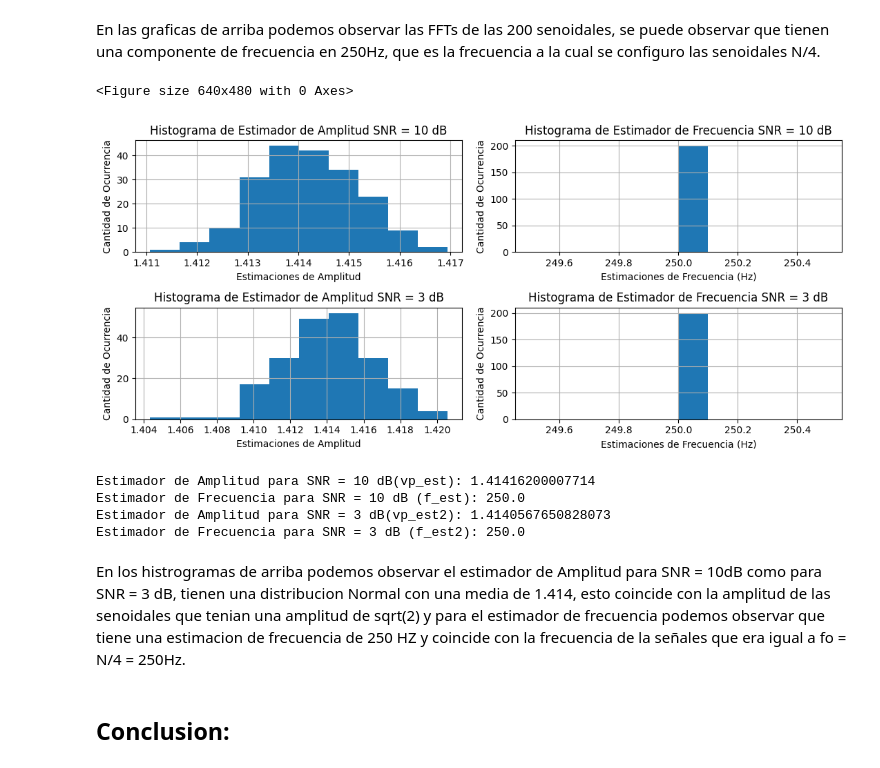
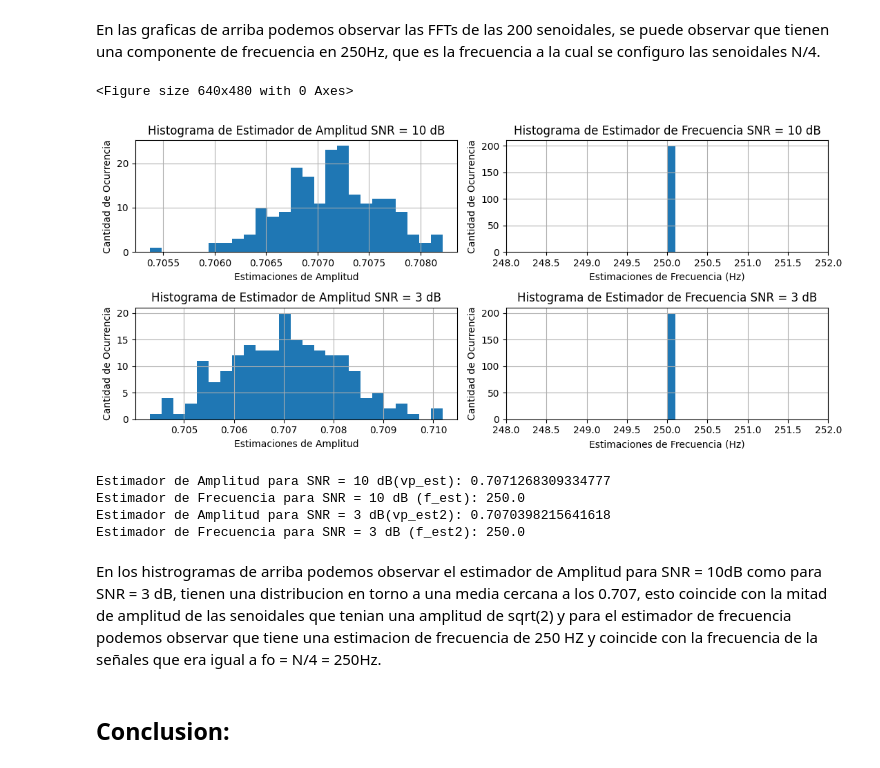
Before and after one commit to GabrielCruzNavia/PDS, a Jupyter notebook: TS5.ipynb, the cells around one changed output. Saved outputs shown, nothing was run; the diff lists cells and outputs as text; code cells hidden in the pictures.

```diff
--- a/TS5.ipynb
+++ b/TS5.ipynb
@@ -192,6 +192,19 @@ plt.show()
 En las graficas de arriba podemos observar las FFTs de las 200 senoidales, se puede observar que tienen una componente de frecuencia en 250Hz, que es la frecuencia a la cual se configuro las senoidales N/4.
 # %%
 #%% Estimadores
+"""
+Estimador de Amplitud
+Obtengo la magnitud de la FFT en el indice de maxima amplitud obtenida
+anteriormente.
+a0: Obtiene las estimaciones de amplitud para cada una de las 200 repeticiones.
+"""
+a0 = np.abs(ft_matrix[N//4, :]) #Estimador Fijo en N/4 = 250
+
+"""
+SNR = 3dB
+"""
+a02 = np.abs(ft_matrix2[N//4, :])  #Estimador Fijo en N/4 = 250
+
 """
 Índice de máxima amplitud
 Obtengo el modulo de la FFT limitndo las frecuencias que estan por debajo
@@ -208,23 +221,6 @@ indice_maxamp = np.argmax(np.abs(ft_matrix[bfrec, :]), axis=0)
 indice_maxamp2 = np.argmax(np.abs(ft_matrix2[bfrec, :]), axis=0)
 
 """
-Estimador de Amplitud
-Obtengo la magnitud de la FFT en el indice de maxima amplitud obtenida
-anteriormente.
-Multiplico por 2 porque me entrega la mitad amplitud original por la parte positiva
-y negativa del espectro.
-
-a0: Obtiene las estimaciones de amplitud para cada una de las 200 repeticiones.
-"""
-a0 = 2 * np.abs(ft_matrix[indice_maxamp, np.arange(R)])
-
-"""
-SNR = 3dB
-"""
-a02 = 2 * np.abs(ft_matrix2[indice_maxamp2, np.arange(R)])
-
-
-"""
 Estimador de Amplitud Promedio
 Calcula el valor promedio de a0 (Estimador de amplitud)
 """
@@ -235,67 +231,66 @@ SNR = 3 dB
 """
 vp_est2 = np.mean(a02)
 
-
 """
 Estimador de Frecuencia
 Multiplica los indices maximos por la resolucion espectral para
 obtener las frecuencias estimadas.
 """
 f_est = indice_maxamp * fs / N
-
 f_est_mean = np.mean(indice_maxamp)* fs/N
 """
 SNR = 3 dB
 """
 
 f_est2 = indice_maxamp2 * fs / N
-
 f_est2_mean = np.mean(indice_maxamp2)* fs/N
 
 plt.figure(3)
 # Define el tamaño de la figura (ancho, alto) en pulgadas
 plt.figure(figsize=(11, 5))  # Ajusta estos valores según lo que necesites
 plt.subplot(221)
-plt.hist(a0, bins=10, alpha=1)
+plt.hist(a0, bins=25, alpha=1)
 plt.title("Histograma de Estimador de Amplitud SNR = 10 dB")
 plt.xlabel('Estimaciones de Amplitud')
 plt.ylabel('Cantidad de Ocurrencia')
 plt.grid()
 plt.subplot(222)
 plt.hist(f_est, bins=10, alpha=1)
 plt.title("Histograma de Estimador de Frecuencia SNR = 10 dB")
 plt.xlabel('Estimaciones de Frecuencia (Hz)')
 plt.ylabel('Cantidad de Ocurrencia')
+plt.xlim(248,252)
 plt.grid()
 plt.subplot(223)
-plt.hist(a02, bins=10, alpha=1)
+plt.hist(a02, bins=25, alpha=1)
 plt.title("Histograma de Estimador de Amplitud SNR = 3 dB")
 plt.xlabel('Estimaciones de Amplitud')
 plt.ylabel('Cantidad de Ocurrencia')
 plt.grid()
 plt.subplot(224)
 plt.hist(f_est2, bins=10, alpha=1)
 plt.title("Histograma de Estimador de Frecuencia SNR = 3 dB")
 plt.xlabel('Estimaciones de Frecuencia (Hz)')
 plt.ylabel('Cantidad de Ocurrencia')
+plt.xlim(248,252)
 plt.grid()
 plt.tight_layout()  # Ajusta el espaciado entre subgráficas
 plt.show()
 
 # Mostrar resultados
 print(f'Estimador de Amplitud para SNR = 10 dB(vp_est): {vp_est}')
 print(f'Estimador de Frecuencia para SNR = 10 dB (f_est): {f_est_mean}')
 print(f'Estimador de Amplitud para SNR = 3 dB(vp_est2): {vp_est2}')
 print(f'Estimador de Frecuencia para SNR = 3 dB (f_est2): {f_est2_mean}')
 # %% [output]
 <Figure size 640x480 with 0 Axes>
-[figure, old version]
+[figure, new version]
-Estimador de Amplitud para SNR = 10 dB(vp_est): 1.41416200007714
+Estimador de Amplitud para SNR = 10 dB(vp_est): 0.7071268309334777
 Estimador de Frecuencia para SNR = 10 dB (f_est): 250.0
-Estimador de Amplitud para SNR = 3 dB(vp_est2): 1.4140567650828073
+Estimador de Amplitud para SNR = 3 dB(vp_est2): 0.7070398215641618
 Estimador de Frecuencia para SNR = 3 dB (f_est2): 250.0
 # %% [markdown]
-En los histrogramas de arriba podemos observar el estimador de Amplitud para SNR = 10dB como para SNR = 3 dB, tienen una distribucion Normal con una media de 1.414, esto coincide con la amplitud de las senoidales que tenian una amplitud de sqrt(2) y para el estimador de frecuencia podemos observar que tiene una estimacion de frecuencia de 250 HZ y coincide con la frecuencia de la señales que era igual a fo = N/4 = 250Hz.
+En los histrogramas de arriba podemos observar el estimador de Amplitud para SNR = 10dB como para SNR = 3 dB, tienen una distribucion en torno a una media cercana a los 0.707, esto coincide con la mitad de amplitud de las senoidales que tenian una amplitud de sqrt(2) y para el estimador de frecuencia podemos observar que tiene una estimacion de frecuencia de 250 HZ y coincide con la frecuencia de la señales que era igual a fo = N/4 = 250Hz.
 # %% [markdown]
 ## Conclusion:
 # %% [markdown]
```
Also changed, not shown: parts of 2 cells of this notebook.
